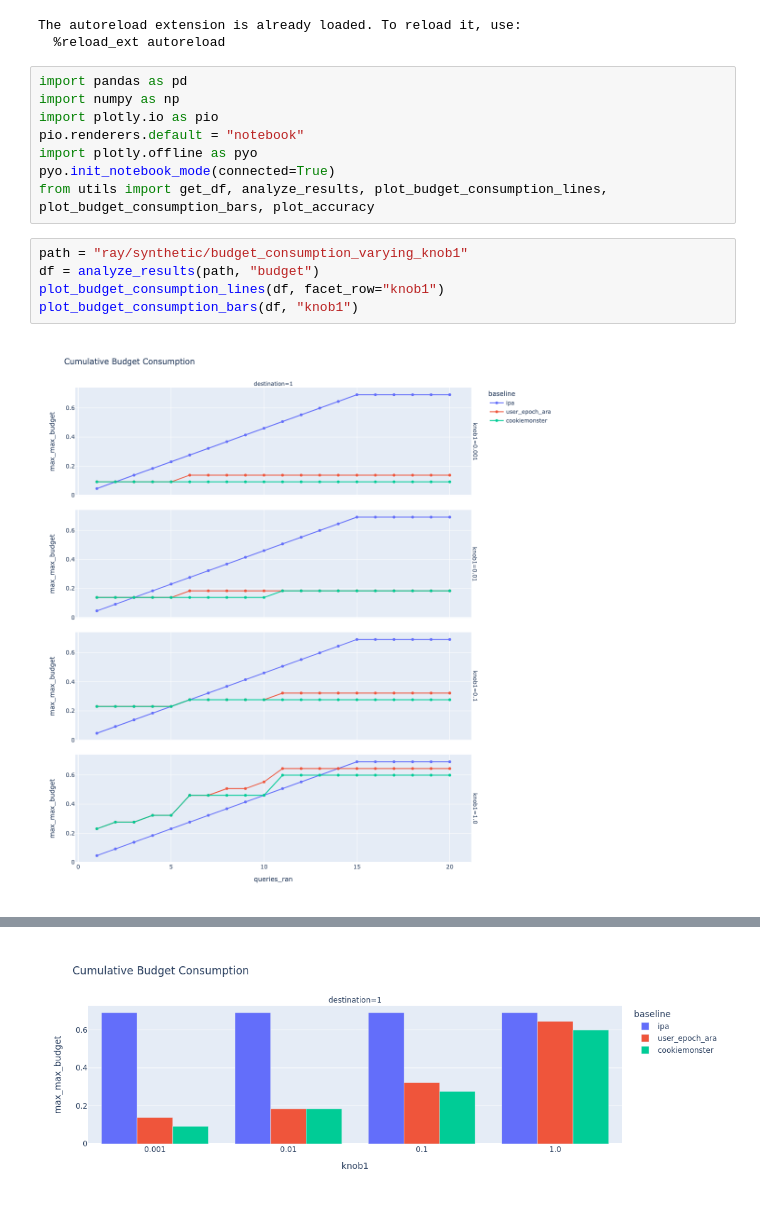
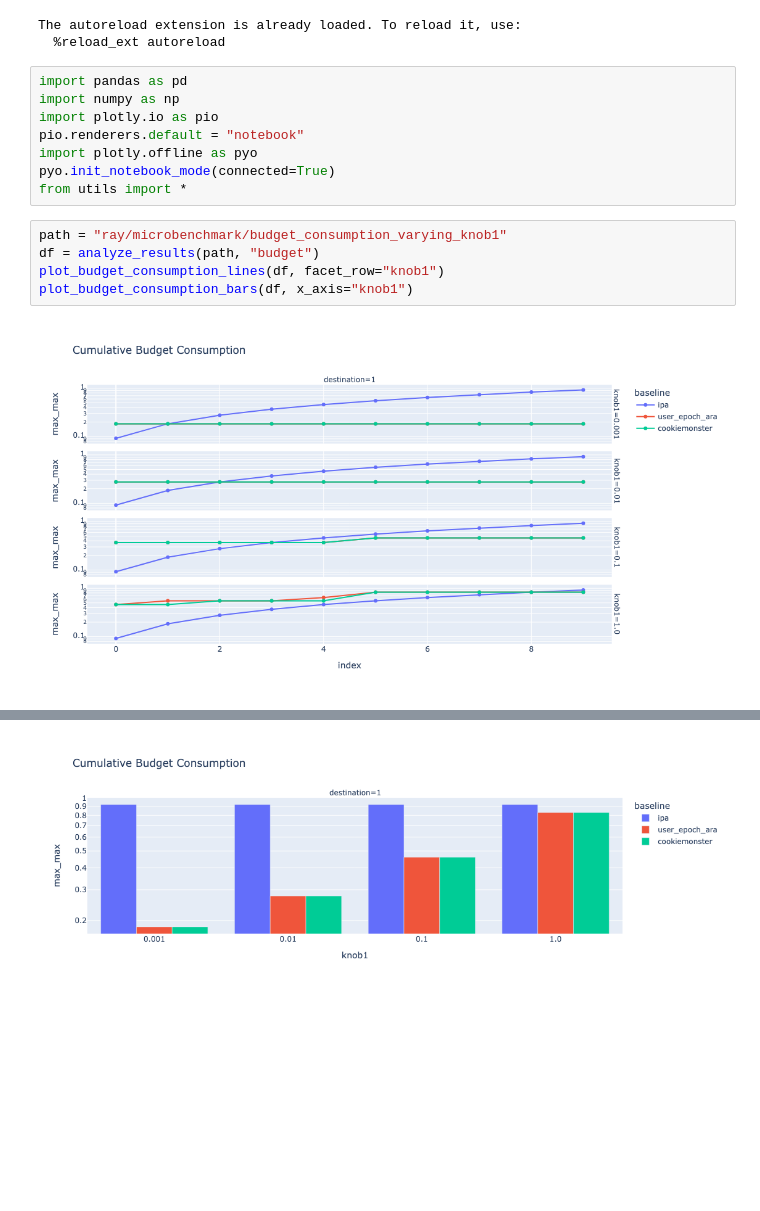
Before and after one commit to columbia/cookiemonster, a Jupyter notebook: notebooks/microbenchmark_analysis.ipynb, the cells around one changed output, grey strips where cells are left out. Cells and saved outputs as stored; diff of their text form; blank space fills up the shorter version.

```diff
--- a/notebooks/microbenchmark_analysis.ipynb
+++ b/notebooks/microbenchmark_analysis.ipynb
@@ -11,11 +11,11 @@ import plotly.io as pio
 pio.renderers.default = "notebook"
 import plotly.offline as pyo
 pyo.init_notebook_mode(connected=True)
-from utils import get_df, analyze_results, plot_budget_consumption_lines, plot_budget_consumption_bars, plot_accuracy
+from utils import *
 # %%
-path = "ray/synthetic/budget_consumption_varying_knob1"
+path = "ray/microbenchmark/budget_consumption_varying_knob1"
 df = analyze_results(path, "budget")
 plot_budget_consumption_lines(df, facet_row="knob1")
-plot_budget_consumption_bars(df, "knob1")
+plot_budget_consumption_bars(df, x_axis="knob1")
 # %% [output]
-[figure, old version]
+[figure, new version]
@@ -25 +25 @@ plot_budget_consumption_bars(df, "knob1")
-[figure, old version]
+[figure, new version]
```
Also changed, not shown: parts of 5 cells of this notebook, 16 other files.
